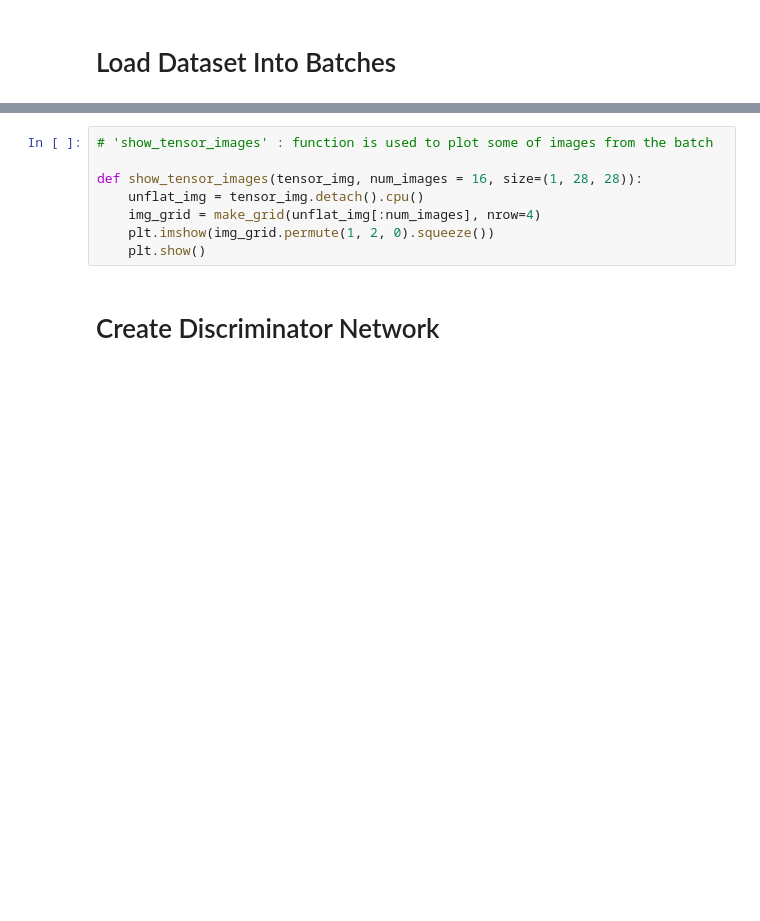
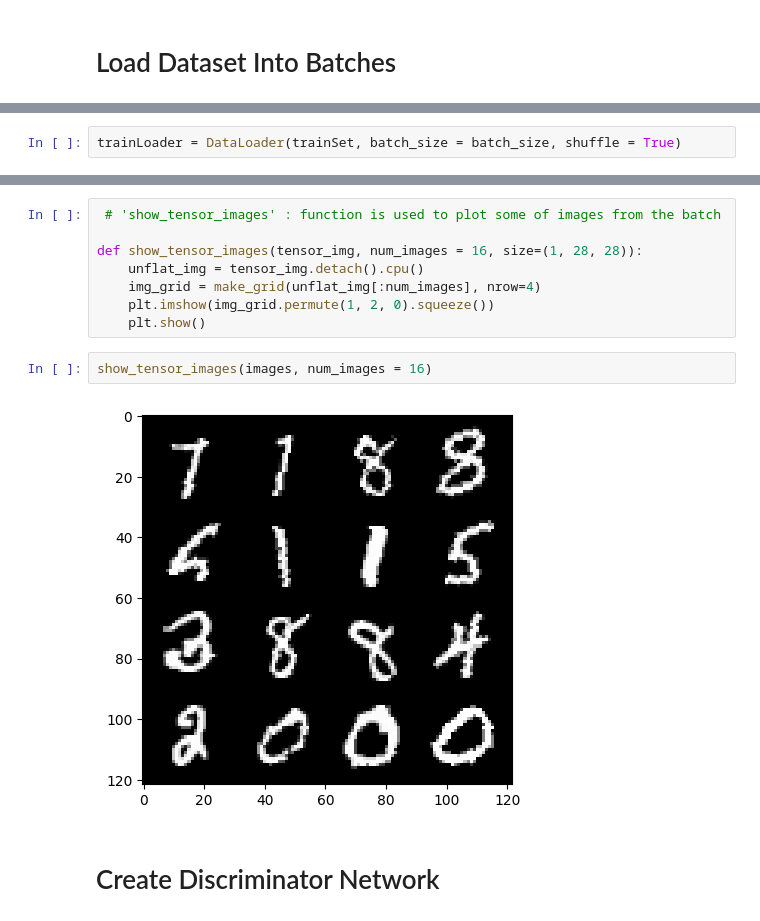
Before and after one commit to newbie10003-code/General-Adversarial-Networks, a Jupyter notebook: main.ipynb, the cells around one changed output, grey strips where cells are left out. Cells and saved outputs as stored; diff of their text form; blank space fills up the shorter version.

```diff
--- a/main.ipynb
+++ b/main.ipynb
@@ -33,0 +55,2 @@ trainAug = T.compose([
+# %%
+trainLoader = DataLoader(trainSet, batch_size = batch_size, shuffle = True)
@@ -34,11 +67,15 @@ trainAug = T.compose([
 # %%
-# 'show_tensor_images' : function is used to plot some of images from the batch
+ # 'show_tensor_images' : function is used to plot some of images from the batch
 
 def show_tensor_images(tensor_img, num_images = 16, size=(1, 28, 28)):
     unflat_img = tensor_img.detach().cpu()
     img_grid = make_grid(unflat_img[:num_images], nrow=4)
     plt.imshow(img_grid.permute(1, 2, 0).squeeze())
     plt.show()
+# %%
+show_tensor_images(images, num_images = 16)
+# %% [output]
+[figure, added]
 # %% [markdown]
 # Create Discriminator Network
 # %%
```
Also changed, not shown: parts of 20 cells of this notebook.
